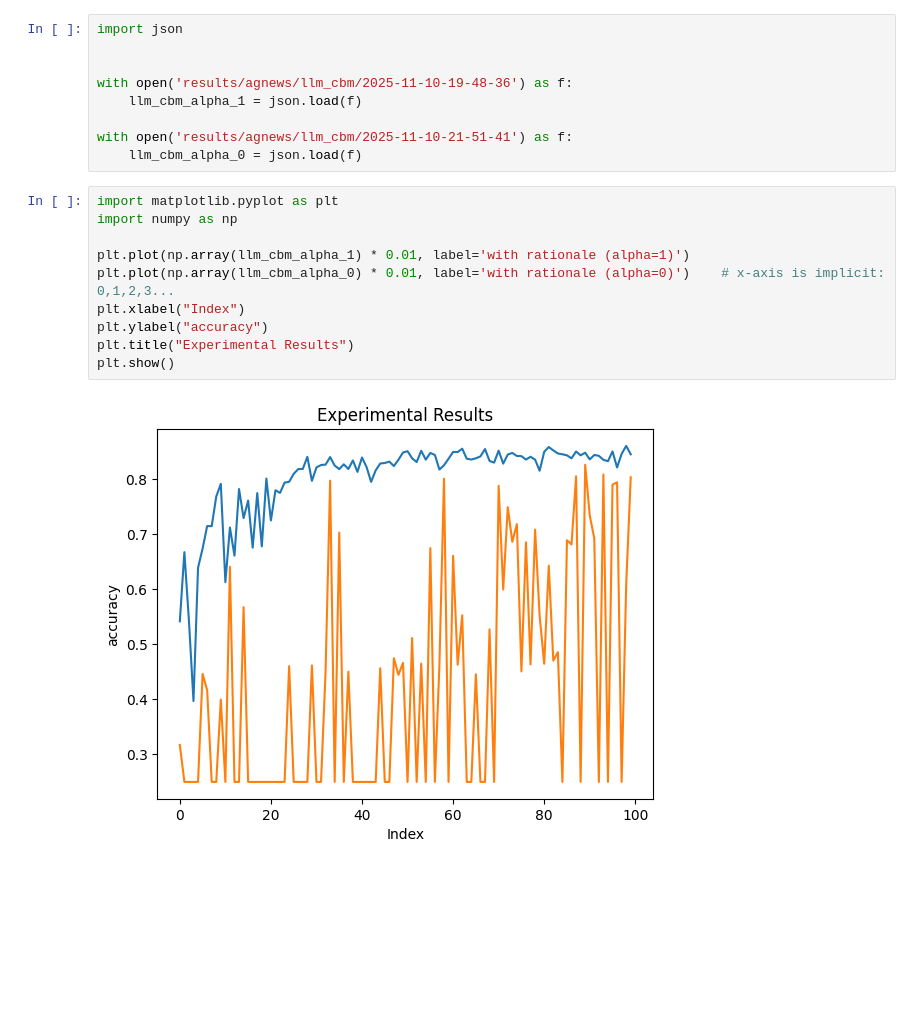
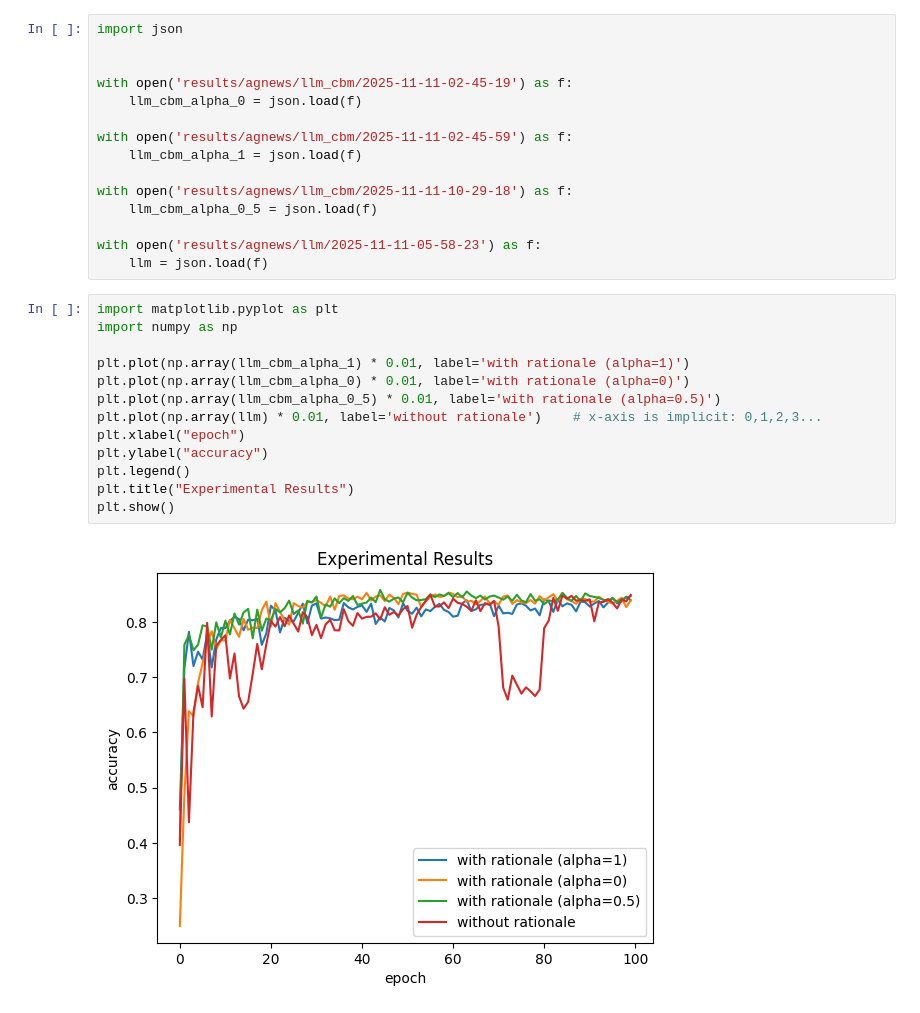
Before and after one commit to Ziyang-Yu/ALKD, a Jupyter notebook: draw.ipynb, the cells around one changed output. Saved outputs shown, nothing was run; the diff lists cells and outputs as text; blank space fills up the shorter version.

```diff
--- a/draw.ipynb
+++ b/draw.ipynb
@@ -2,20 +2,29 @@
 import json
 
 
-with open('results/agnews/llm_cbm/2025-11-10-19-48-36') as f:
+with open('results/agnews/llm_cbm/2025-11-11-02-45-19') as f:
+    llm_cbm_alpha_0 = json.load(f)
+
+with open('results/agnews/llm_cbm/2025-11-11-02-45-59') as f:
     llm_cbm_alpha_1 = json.load(f)
 
-with open('results/agnews/llm_cbm/2025-11-10-21-51-41') as f:
-    llm_cbm_alpha_0 = json.load(f)
+with open('results/agnews/llm_cbm/2025-11-11-10-29-18') as f:
+    llm_cbm_alpha_0_5 = json.load(f)
+
+with open('results/agnews/llm/2025-11-11-05-58-23') as f:
+    llm = json.load(f)
 # %%
 import matplotlib.pyplot as plt
 import numpy as np
 
 plt.plot(np.array(llm_cbm_alpha_1) * 0.01, label='with rationale (alpha=1)')
-plt.plot(np.array(llm_cbm_alpha_0) * 0.01, label='with rationale (alpha=0)')    # x-axis is implicit: 0,1,2,3...
-plt.xlabel("Index")
+plt.plot(np.array(llm_cbm_alpha_0) * 0.01, label='with rationale (alpha=0)')
+plt.plot(np.array(llm_cbm_alpha_0_5) * 0.01, label='with rationale (alpha=0.5)')
+plt.plot(np.array(llm) * 0.01, label='without rationale')    # x-axis is implicit: 0,1,2,3...
+plt.xlabel("epoch")
 plt.ylabel("accuracy")
+plt.legend()
 plt.title("Experimental Results")
 plt.show()
 # %% [output]
-[figure, old version]
+[figure, new version]
```
Also changed, not shown: 5 other files.
